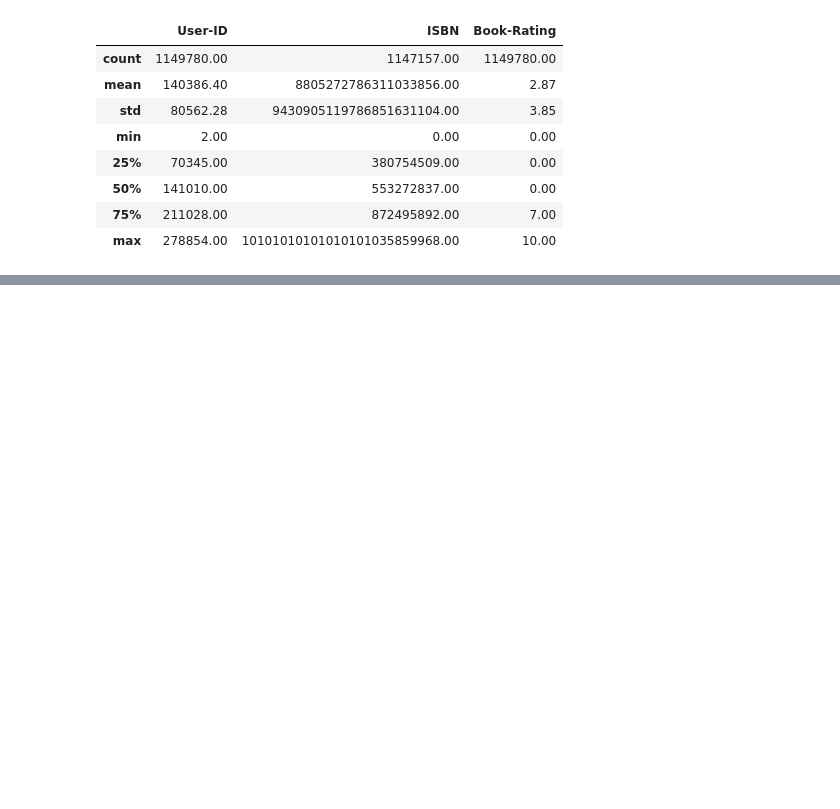
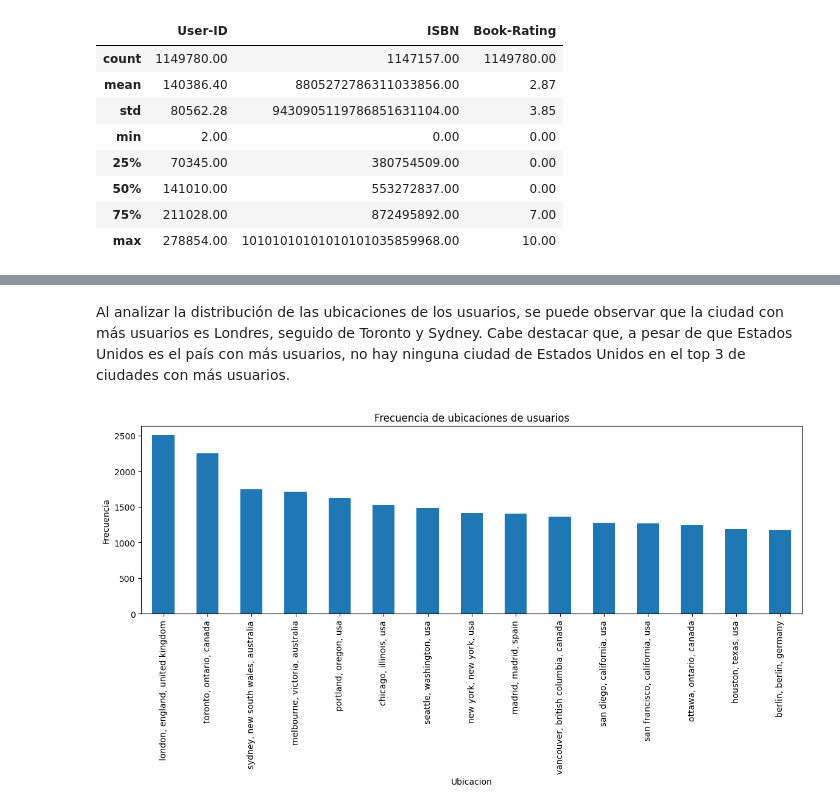
Before and after one commit to stefanoaragoni/lab6_deeplearning, a Jupyter notebook: eda.ipynb, the cells around one changed output, grey strips where cells are left out. Cells and saved outputs as stored; diff of their text form; code cells hidden in the pictures; blank space fills up the shorter version.

```diff
--- a/eda.ipynb
+++ b/eda.ipynb
@@ -162,0 +229,13 @@ df_ratings.describe()
+# %% [markdown]
+Al analizar la distribución de las ubicaciones de los usuarios, se puede observar que la ciudad con más usuarios es Londres, seguido de Toronto y Sydney. Cabe destacar que, a pesar de que Estados Unidos es el país con más usuarios, no hay ninguna ciudad de Estados Unidos en el top 3 de ciudades con más usuarios.
+# %%
+# Visualización de la distribución de las variables de df_users (categorica)
+
+df_users["Location"].value_counts().head(15).plot.bar(figsize=(14, 4))
+plt.title("Frecuencia de ubicaciones de usuarios")
+plt.xlabel("Ubicacion")
+plt.ylabel("Frecuencia")
+
+plt.show()
+# %% [output]
+[figure, added]
```
Also changed, not shown: parts of 13 cells of this notebook.
